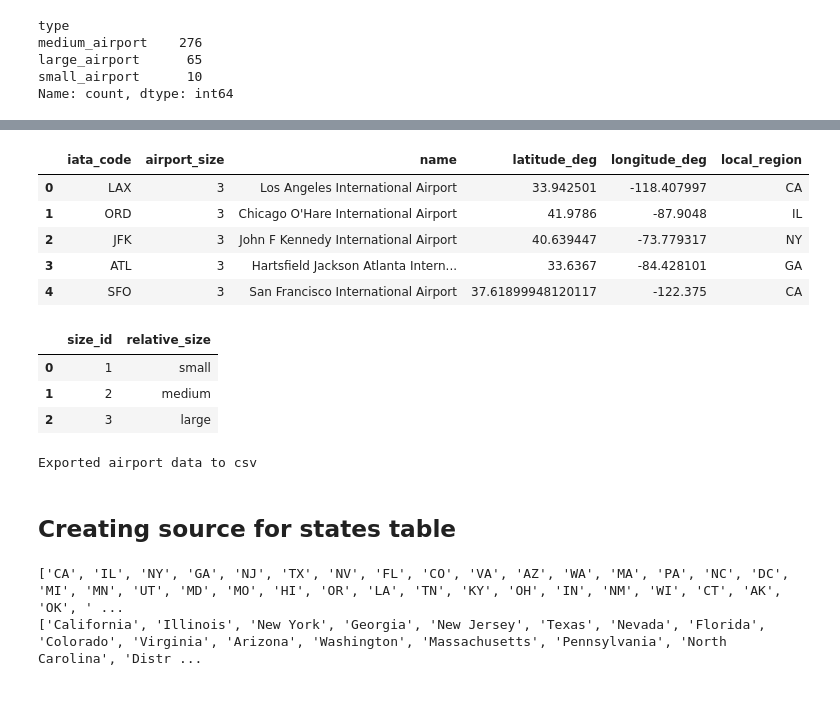
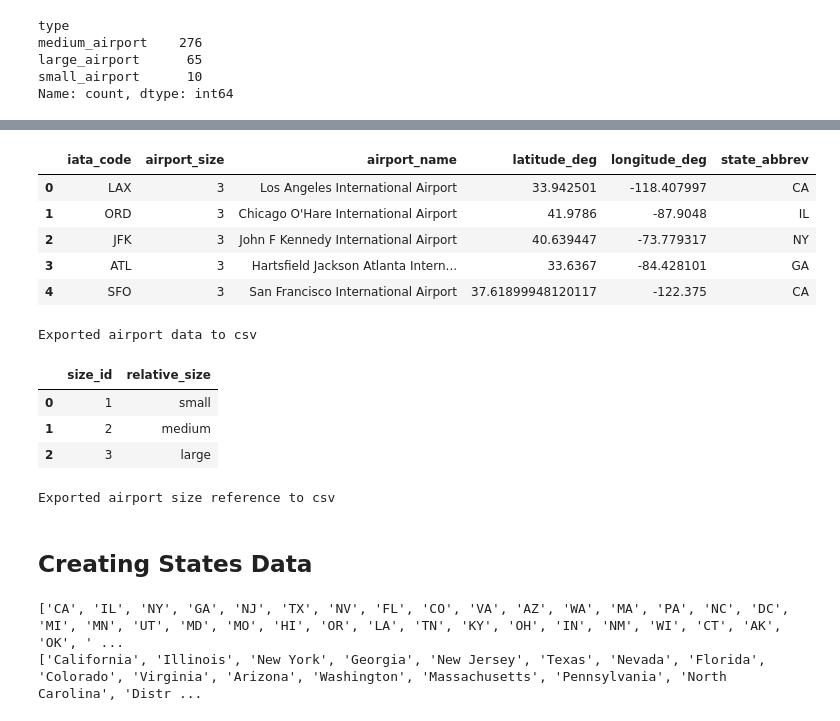
Before and after one commit to redpandata19/project3_team2, a Jupyter notebook: Cleanup2.ipynb, the cells around one changed output, grey strips where cells are left out. Saved outputs shown, nothing was run; the diff lists cells and outputs as text; code cells hidden in the pictures.

Commit message:
finalizing

```diff
--- a/Cleanup2.ipynb
+++ b/Cleanup2.ipynb
@@ -78,10 +84,8 @@ unfiltered_flight_info.head(1)
 |  | Year | Quarter | Month | DayofMonth | DayOfWeek | FlightDate | Marketing_Airline_Network | ... |
 | 0 | 2023 | 1 | 1 | 22 | 7 | 2023-01-22 | B6 | ... |
 # %%
-# Specify columns and remove limitation on display
-pd.set_option('display.max_columns', None)
+# Create new dataframe with desired columns
 flights_df = pd.DataFrame(unfiltered_flight_info[['FlightDate','IATA_Code_Marketing_Airline',
-                                                  'Operated_or_Branded_Code_Share_Partners',
                                                   'Operating_Airline ','Flight_Number_Marketing_Airline',
                                                   'Origin','Dest','DepDelay','DepDelayMinutes',
                                                   'DepDel15','ArrDelay','ArrDelayMinutes','Cancelled',
@@ -122,7 +128,7 @@ Total number of airports in flight data: 359
 # Read in CSV of us-airports
 us_airports = pd.read_csv('Resources/us-airports.csv')
 # create exclusion
-iata_match = us_airports['iata_code'].isin(flight_airports['Origin'])
+iata_match = us_airports['iata_code'].isin(flights_df['Origin'])
 # filter the data
 us_airports_filtered = us_airports[iata_match].reset_index(drop=True)
 # count number of airports
@@ -132,9 +138,9 @@ Number of matching airports between data sets: 351
 # %%
 # Which 8 airports do we have flight data for that our airport list doesn't have?
 # create mask for inclusion
-iata_match = flight_airports['Origin'].isin(us_airports_filtered['iata_code'])
+iata_match = flights_df['Origin'].isin(us_airports_filtered['iata_code'])
 # drop data that doesn't match
-us_airports_missing = flight_airports[~iata_match]
+us_airports_missing = flights_df[~iata_match]
 # show the extra airport codes in flight data
 extra_airports = us_airports_missing['Origin'].unique()
 print("Airports with flight data but no airport data:",extra_airports)
@@ -304,5 +324,6 @@ us_airports_filtered.head(1)
 # %%
 # filter destination airports from flight data to unique entries
+destinations_df = unfiltered_flight_info[['Dest', 'DestCityName']]
 dest_filtered = destinations_df.drop_duplicates(subset=['Dest', 'DestCityName'])
 dest_filtered.count()
 # %% [output]
@@ -371,15 +407,25 @@ airports_updated.head(1)
 # %%
 # Select columns and create new dataframe
-airports_final_df = pd.DataFrame(airports_updated[['iata_code', 'airport_size', 'name', 'latitude_deg',
+airports_columns_df = pd.DataFrame(airports_updated[['iata_code', 'airport_size', 'name', 'latitude_deg',
                                                    'longitude_deg','local_region']])
+# rename columns
+airports_final_df = airports_columns_df.rename(columns={'name':'airport_name',
+                                              'local_region':'state_abbrev'})
+# diplay final df for airports
 airports_final_df.head()
 # %% [output]
-|  | iata_code | airport_size | name | latitude_deg | longitude_deg | local_region |
+|  | iata_code | airport_size | airport_name | latitude_deg | longitude_deg | state_abbrev |
 | 0 | LAX | 3 | Los Angeles International Airport | 33.942501 | -118.407997 | CA |
 | 1 | ORD | 3 | Chicago O'Hare International Airport | 41.9786 | -87.9048 | IL |
 | 2 | JFK | 3 | John F Kennedy International Airport | 40.639447 | -73.779317 | NY |
 | 3 | ATL | 3 | Hartsfield Jackson Atlanta Intern... | 33.6367 | -84.428101 | GA |
 | 4 | SFO | 3 | San Francisco International Airport | 37.61899948120117 | -122.375 | CA |
+# %%
+# export final airport data
+airports_final_df.to_csv('Resources/db_sources/airports.csv',index=False)
+print("Exported airport data to csv")
+# %% [output]
+Exported airport data to csv
 # %%
 # create airport sizes reference
 airport_sizes = pd.DataFrame({'size_id':[1,2,3],
@@ -393,13 +437,13 @@ print("Exported airport data to csv")
 | 1 | 2 | medium |
 | 2 | 3 | large |
 # %%
-# export final airport data
-airports_final_df.to_csv('Resources/db_sources/airports.csv')
-print("Exported airport data to csv")
+# export size reference
+airport_sizes.to_csv('Resources/db_sources/airport_sizes.csv', index=False)
+print("Exported airport size reference to csv")
 # %% [output]
-Exported airport data to csv
+Exported airport size reference to csv
-# %% [markdown]
-## Creating source for states table
+# %% [markdown]
+## Creating States Data
 # %%
 # creating dataframe for the states
 
```
Also changed, not shown: parts of 25 cells of this notebook.
